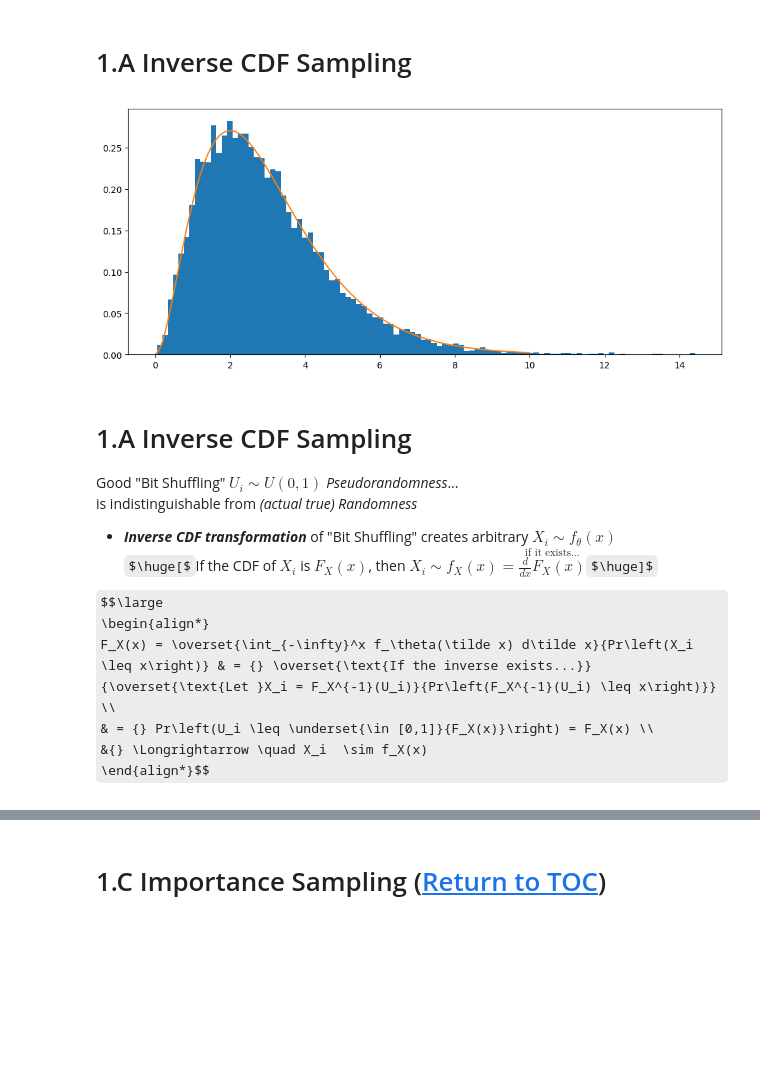
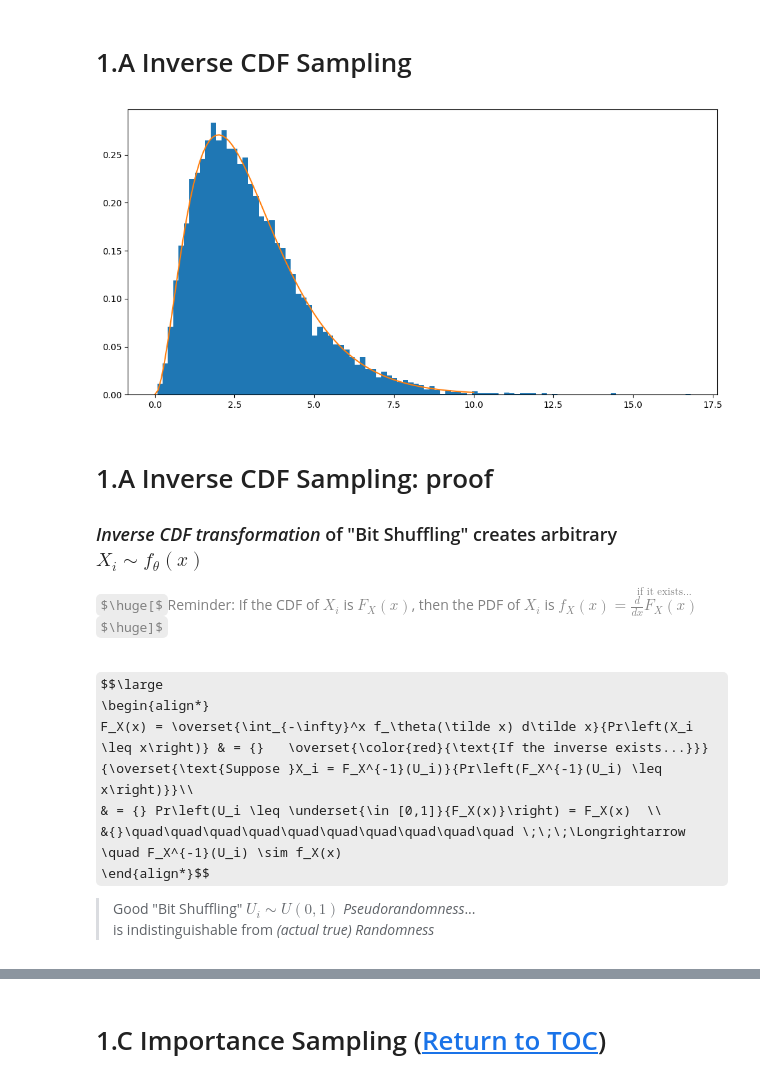
Before and after one commit to pointOfive/STA410_W24_StatisticalComputation, a Jupyter notebook: Week1/STA410_W24_Week1_Lecture_Sampling.ipynb, the cells around one changed output, grey strips where cells are left out. Drawn from its saved outputs; the diff is of its cells as text; code cells hidden in the pictures; some formulas as TeX source; blank space fills up the shorter version.

```diff
--- a/Week1/STA410_W24_Week1_Lecture_Sampling.ipynb
+++ b/Week1/STA410_W24_Week1_Lecture_Sampling.ipynb
@@ -60,27 +67,29 @@ plt.plot(support, X.pdf(support))
 # %%
 from scipy import stats; import numpy as np; import matplotlib.pyplot as plt
 support = np.linspace(0,10,100); n,X = 10000,stats.gamma(a=3)
 
 u = stats.uniform.rvs(size=n); x = X.ppf(u)
-plt.figure(figsize=(12,5)); plt.hist(X.ppf(u), density=True, bins=100); plt.plot(support, X.pdf(support));
+plt.figure(figsize=(12,5.85)); plt.hist(X.ppf(u), density=True, bins=100); plt.plot(support, X.pdf(support));
 # %% [output]
-[figure, old version]
+[figure, new version]
 # %% [markdown]
 
 
-# 1.A Inverse CDF Sampling
+# 1.A Inverse CDF Sampling: proof
 
+### *Inverse CDF transformation* of "Bit Shuffling" creates arbitrary $X_i \sim f_\theta(x)$
 
-Good "Bit Shuffling" $U_i \sim U(0,1)$ *Pseudorandomness*...<br> is indistinguishable from *(actual true) Randomness*
-- ***Inverse CDF transformation*** of "Bit Shuffling" creates arbitrary $X_i \sim f_\theta(x)$ <br>
-  $\huge[$If the CDF of $X_i$ is $F_X(x)$, then $X_i \sim f_X(x) = \overset{\text{if it exists...}}{\frac{d}{dx}F_X(x)}$$\huge]$
+<font style="color:gray;">$\huge[$Reminder: If the CDF of $X_i$ is $F_X(x)$, then the PDF of $X_i$ is $f_X(x) = \overset{\text{if it exists...}}{\frac{d}{dx}F_X(x)}$$\huge]$</font>
+<br><br>
 
 $$\large
 \begin{align*}
-F_X(x) = \overset{\int_{-\infty}^x f_\theta(\tilde x) d\tilde x}{Pr\left(X_i \leq x\right)} & = {} \overset{\text{If the inverse exists...}}{\overset{\text{Let }X_i = F_X^{-1}(U_i)}{Pr\left(F_X^{-1}(U_i) \leq x\right)}} \\
-& = {} Pr\left(U_i \leq \underset{\in [0,1]}{F_X(x)}\right) = F_X(x) \\
-&{} \Longrightarrow \quad X_i  \sim f_X(x)
+F_X(x) = \overset{\int_{-\infty}^x f_\theta(\tilde x) d\tilde x}{Pr\left(X_i \leq x\right)} & = {}   \overset{\color{red}{\text{If the inverse exists...}}}{\overset{\text{Suppose }X_i = F_X^{-1}(U_i)}{Pr\left(F_X^{-1}(U_i) \leq x\right)}}\\
+& = {} Pr\left(U_i \leq \underset{\in [0,1]}{F_X(x)}\right) = F_X(x)  \\
+&{}\quad\quad\quad\quad\quad\quad\quad\quad\quad\quad \;\;\;\Longrightarrow \quad F_X^{-1}(U_i) \sim f_X(x)
 \end{align*}$$
+
+> Good "Bit Shuffling" $U_i \sim U(0,1)$ *Pseudorandomness*...<br> is indistinguishable from *(actual true) Randomness*
 # %% [markdown]
 <a name="cell-rejectionSampling"></a>
 
```
Also changed, not shown: parts of 10 cells of this notebook, 1 other file.
